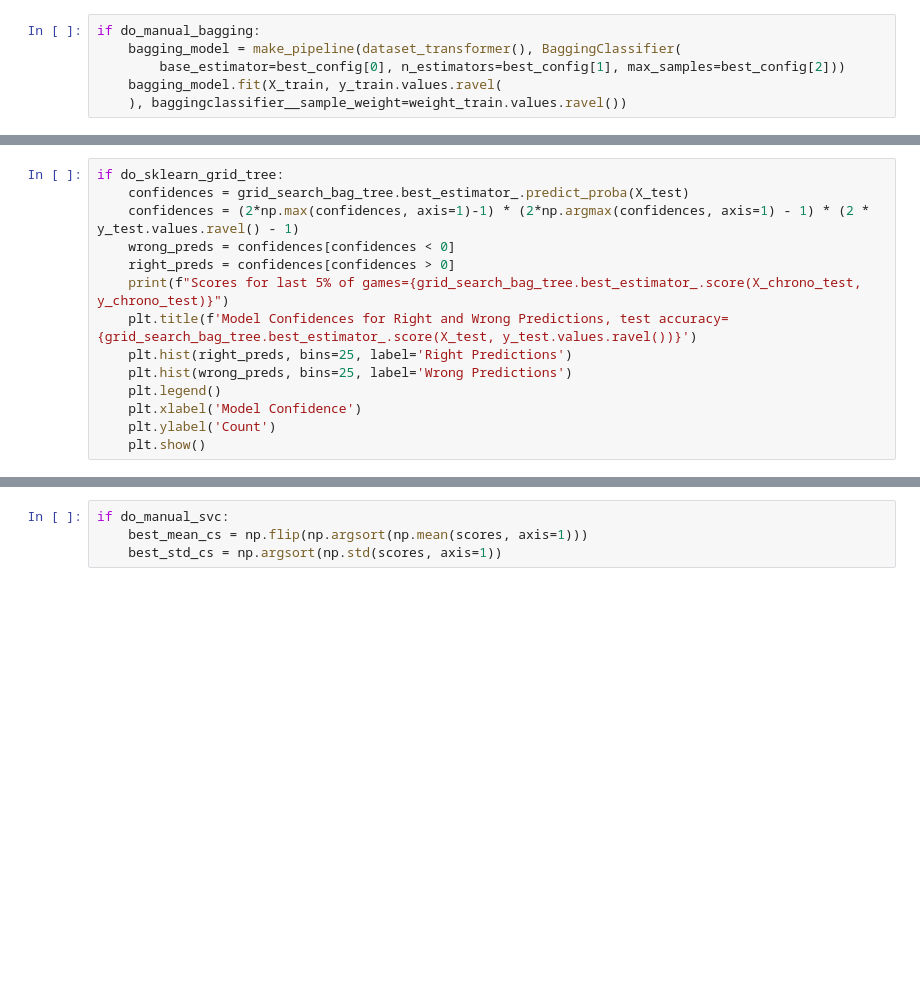
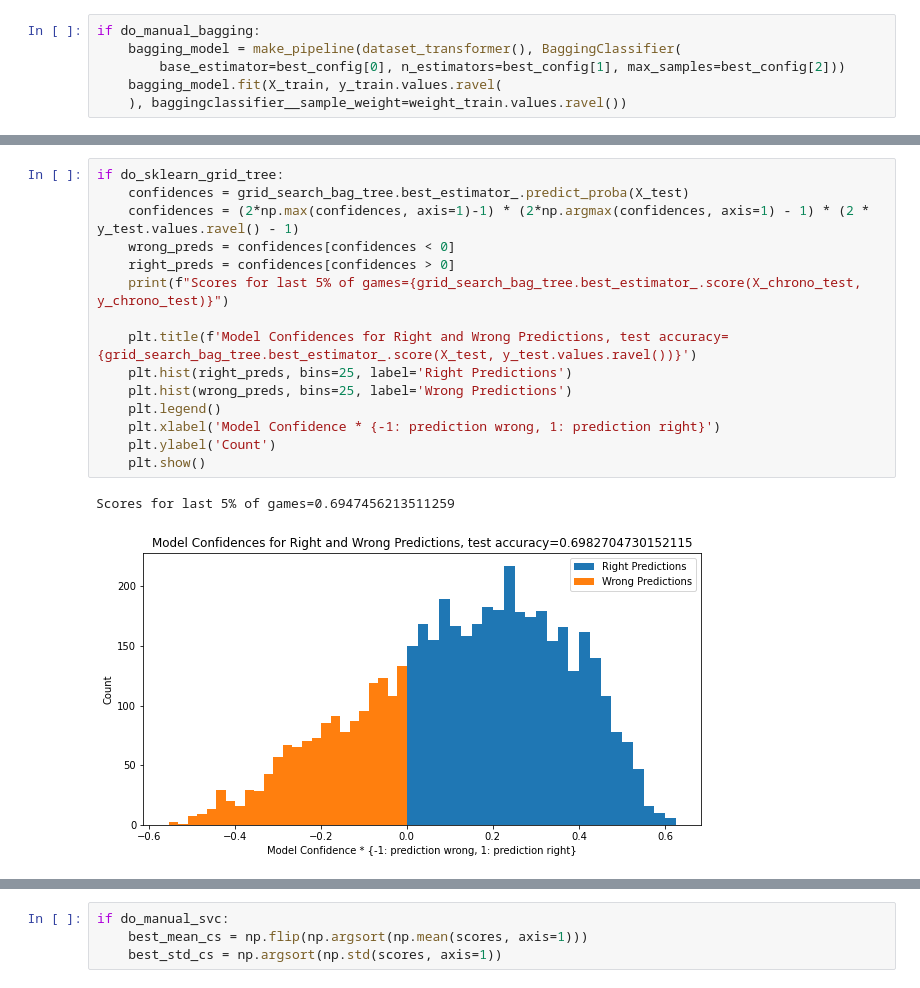
Before and after one commit to Eric-w-H/ORIE4741_Project, a Jupyter notebook: models/last-n-games-scores-only.ipynb, the cells around one changed output, grey strips where cells are left out. Cells and saved outputs as stored; diff of their text form; blank space fills up the shorter version.

```diff
--- a/models/last-n-games-scores-only.ipynb
+++ b/models/last-n-games-scores-only.ipynb
@@ -358,17 +460,21 @@ if do_sklearn_grid_tree:
 # %%
 if do_sklearn_grid_tree:
     confidences = grid_search_bag_tree.best_estimator_.predict_proba(X_test)
     confidences = (2*np.max(confidences, axis=1)-1) * (2*np.argmax(confidences, axis=1) - 1) * (2 * y_test.values.ravel() - 1)
     wrong_preds = confidences[confidences < 0]
     right_preds = confidences[confidences > 0]
     print(f"Scores for last 5% of games={grid_search_bag_tree.best_estimator_.score(X_chrono_test, y_chrono_test)}")
+
     plt.title(f'Model Confidences for Right and Wrong Predictions, test accuracy={grid_search_bag_tree.best_estimator_.score(X_test, y_test.values.ravel())}')
     plt.hist(right_preds, bins=25, label='Right Predictions')
     plt.hist(wrong_preds, bins=25, label='Wrong Predictions')
     plt.legend()
-    plt.xlabel('Model Confidence')
+    plt.xlabel('Model Confidence * {-1: prediction wrong, 1: prediction right}')
     plt.ylabel('Count')
     plt.show()
+# %% [output]
+Scores for last 5% of games=0.6947456213511259
+[figure, added]
 # %%
 clf = make_pipeline(dataset_transformer(), DecisionTreeClassifier())
 clf.fit(X_train, y_train.values.ravel(), decisiontreeclassifier__sample_weight=weight_train.values.ravel())
```
Also changed, not shown: parts of 48 cells of this notebook, 1 other file.
